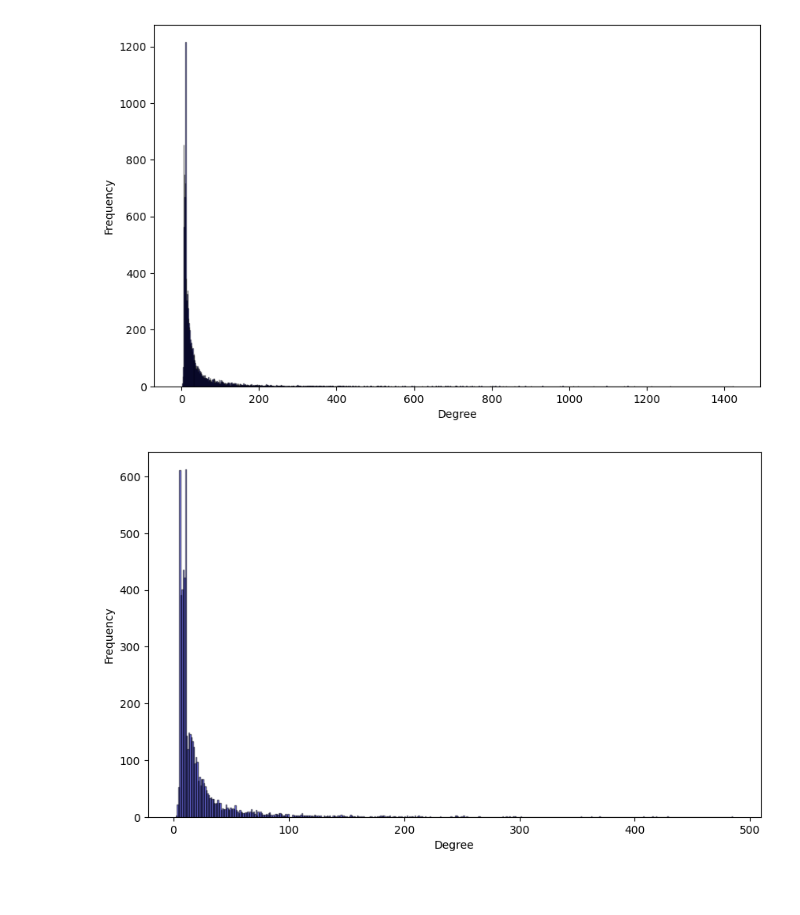
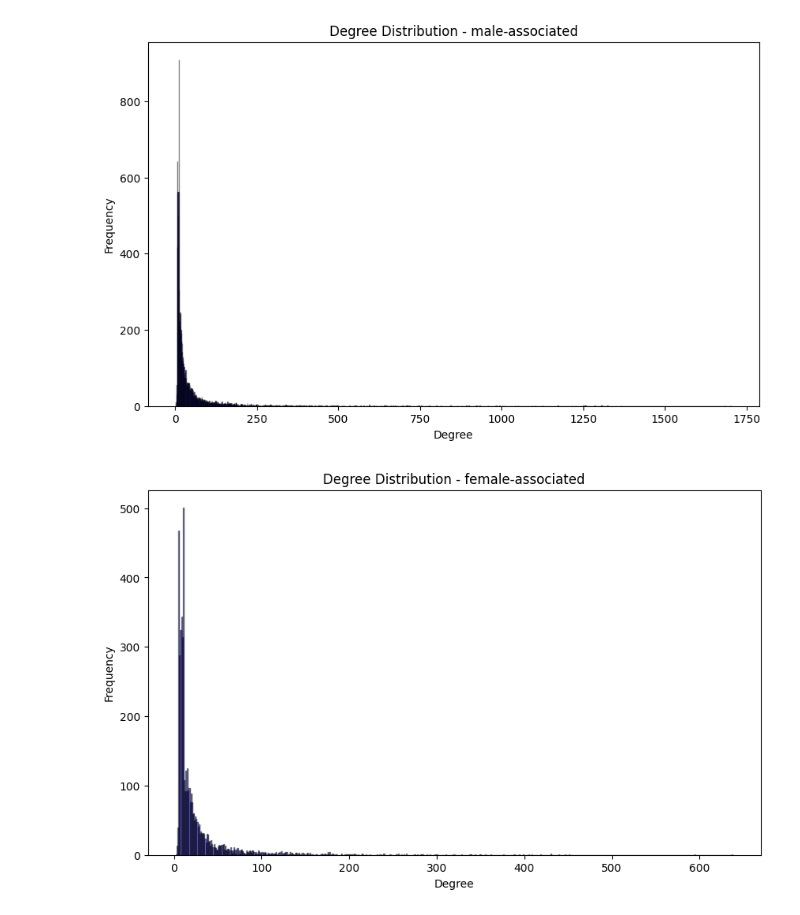
Before and after one commit to GermanButtiero/social_graph_assignment1, a Jupyter notebook: project/create_graph.ipynb, the cells around one changed output. Cells and saved outputs as stored; diff of their text form; code cells hidden in the pictures; blank space fills up the shorter version.

Commit message:
weighted graph

```diff
--- a/project/create_graph.ipynb
+++ b/project/create_graph.ipynb
@@ -73,18 +88,17 @@ Attributes: {'pos': 'ADV', 'gender': None}
 # %%
-def plot_degree_dist(graph):
+def plot_degree_dist(graph, gender):
     degree = dict(graph.degree())
     min_degree, max_degree = min(degree.values()), max(degree.values())
     degree_vector = np.arange(min_degree, max_degree + 1)
     degree_hist = np.histogram(list(degree.values()), bins=degree_vector)
 
     plt.figure(figsize=(10, 6))
     plt.hist(degree.values(), bins=degree_hist[1], color='blue', alpha=0.5, edgecolor='black')
-    # plt.title('Degree Distribution', size=40)
+    plt.title('Degree Distribution' + (f' - {gender}-associated' if gender else ''))
     plt.xlabel('Degree')
     plt.ylabel('Frequency')
-plot_degree_dist(G_male)
-plot_degree_dist(G_female)
-plot_degree_dist(mixed_graph)
+plot_degree_dist(G_male, "male")
+plot_degree_dist(G_female, "female" )
 # %% [output]
-[figure, old version]
+[figure, new version]
-[figure, old version]
+[figure, new version]
```
Also changed, not shown: parts of 23 cells of this notebook, 4 other files.
